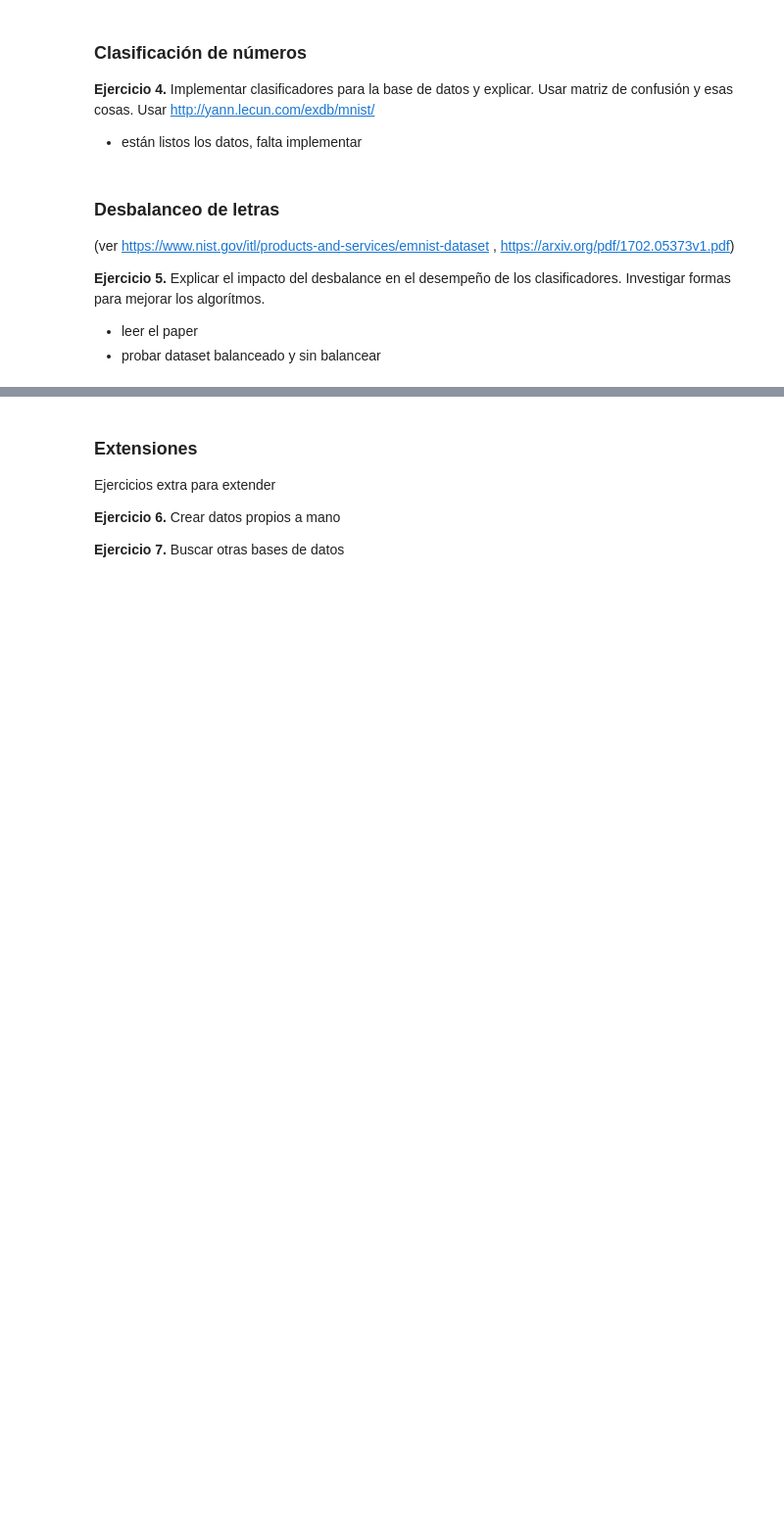
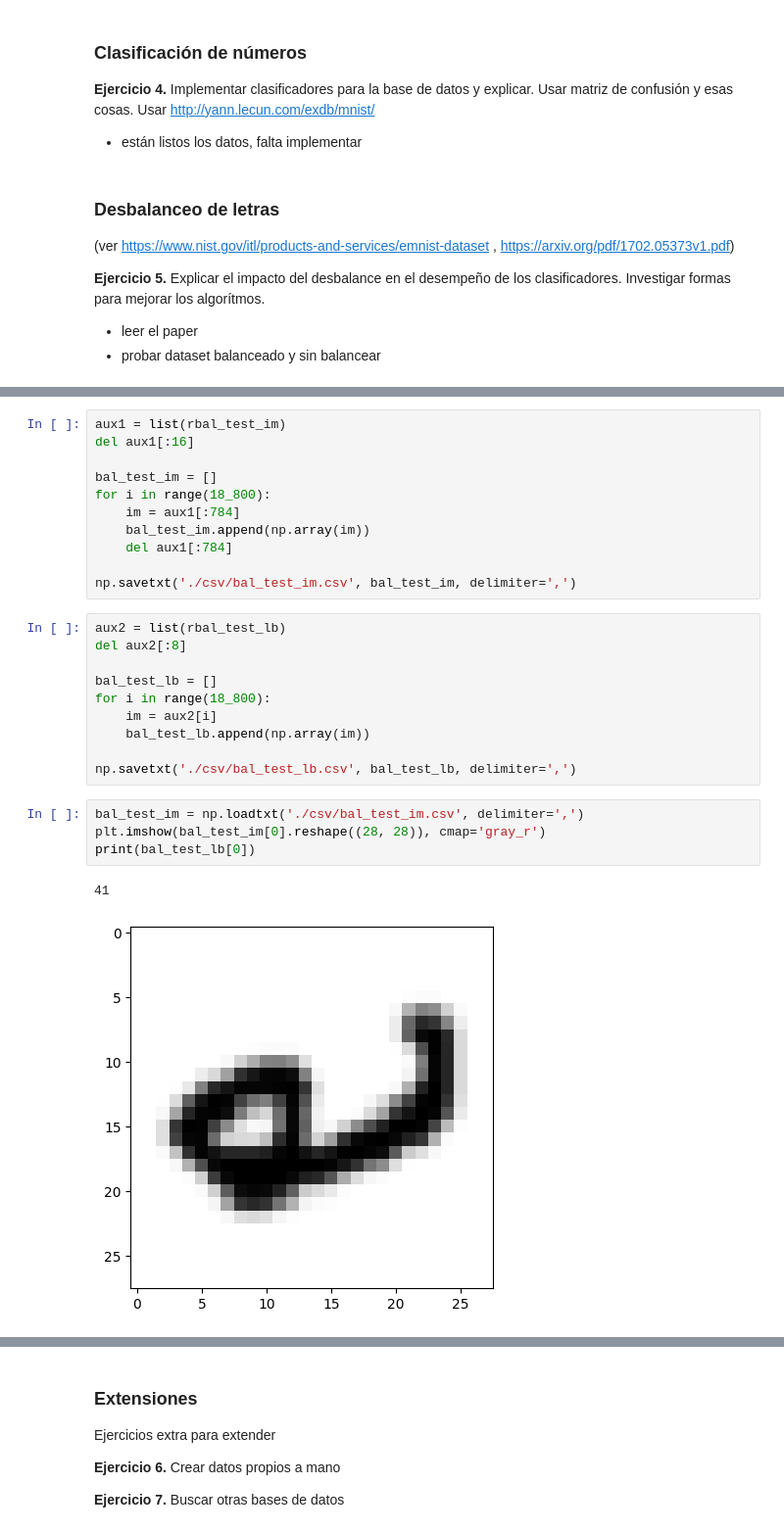
Before and after one commit to zusmoshijiku/proyecto-ingemat, a Jupyter notebook: main.ipynb, the cells around one changed output, grey strips where cells are left out. Shown at 98% size. Drawn from its saved outputs; the diff is of its cells as text; blank space fills up the shorter version.

```diff
--- a/main.ipynb
+++ b/main.ipynb
@@ -75,0 +77,28 @@ with gzip.open('./gzip/emnist-bymerge-train-labels-idx1-ubyte.gz', 'rb') as f:
+# %%
+aux1 = list(rbal_test_im)
+del aux1[:16]
+
+bal_test_im = []
+for i in range(18_800):
+    im = aux1[:784]
+    bal_test_im.append(np.array(im))
+    del aux1[:784]
+
+np.savetxt('./csv/bal_test_im.csv', bal_test_im, delimiter=',')
+# %%
+aux2 = list(rbal_test_lb)
+del aux2[:8]
+
+bal_test_lb = []
+for i in range(18_800):
+    im = aux2[i]
+    bal_test_lb.append(np.array(im))
+
+np.savetxt('./csv/bal_test_lb.csv', bal_test_lb, delimiter=',')
+# %%
+bal_test_im = np.loadtxt('./csv/bal_test_im.csv', delimiter=',')
+plt.imshow(bal_test_im[0].reshape((28, 28)), cmap='gray_r')
+print(bal_test_lb[0])
+# %% [output]
+41
+[figure, added]
```
Also changed, not shown: parts of 5 cells of this notebook, 5 other files.
